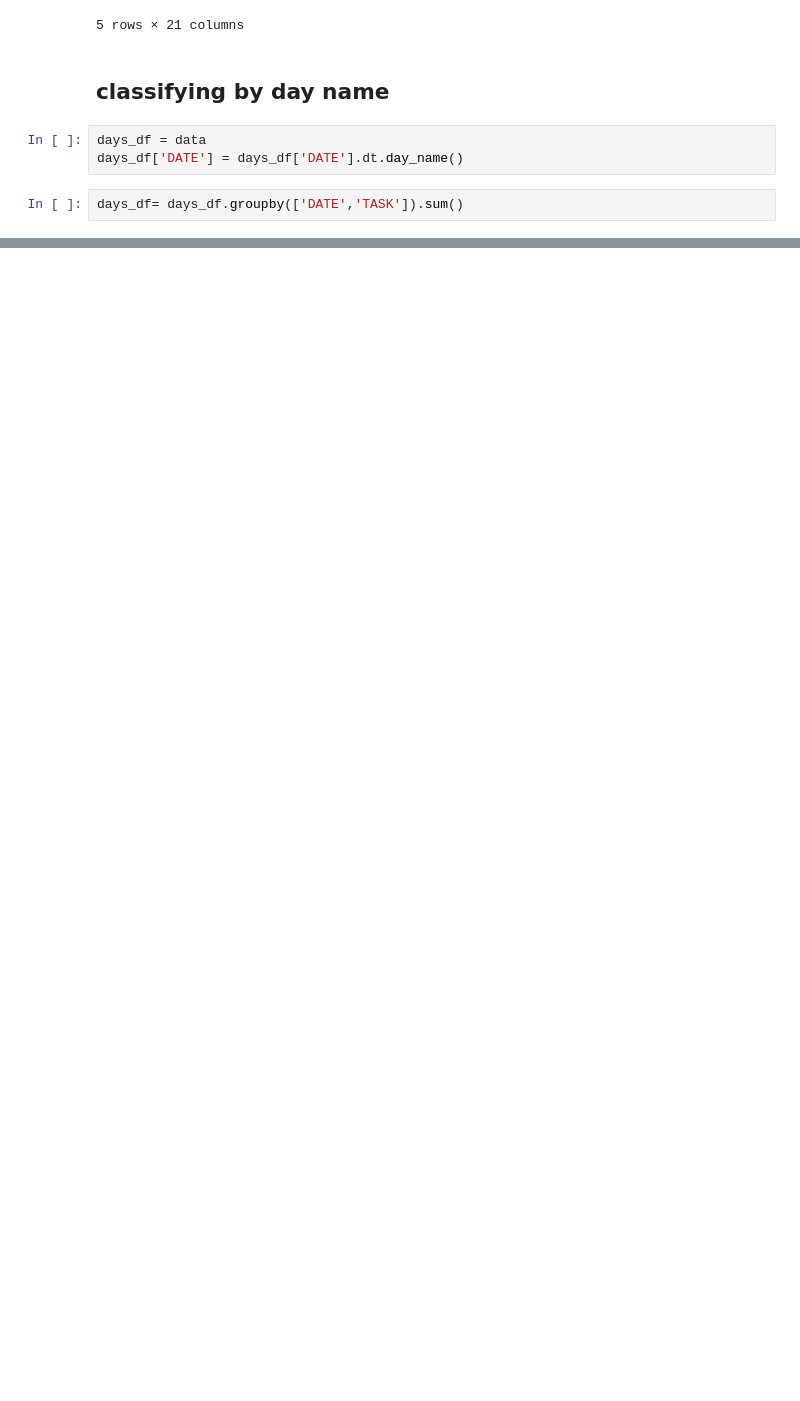
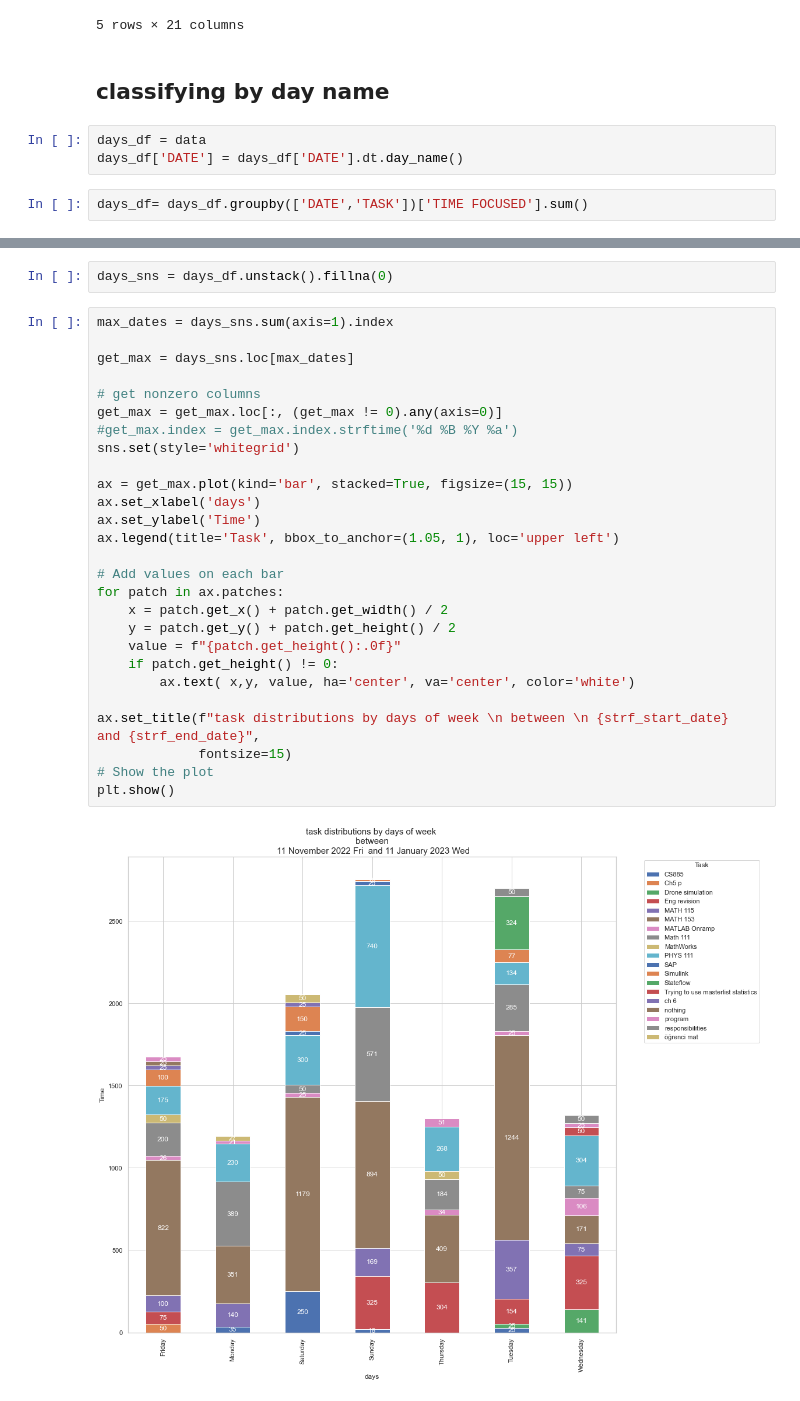
Before and after one commit to itszehrakaya/study-analysis, a Jupyter notebook: data_manipulation.ipynb, the cells around one changed output, grey strips where cells are left out. Saved outputs shown, nothing was run; the diff lists cells and outputs as text; blank space fills up the shorter version.

```diff
--- a/data_manipulation.ipynb
+++ b/data_manipulation.ipynb
@@ -313,5 +313,5 @@ unstacked_df
 days_df = data
 days_df['DATE'] = days_df['DATE'].dt.day_name()
 # %%
-days_df= days_df.groupby(['DATE','TASK']).sum()
+days_df= days_df.groupby(['DATE','TASK'])['TIME FOCUSED'].sum()
 # %%
@@ -337,0 +332,31 @@ days_df.head(60)
+# %%
+days_sns = days_df.unstack().fillna(0)
+# %%
+max_dates = days_sns.sum(axis=1).index
+
+get_max = days_sns.loc[max_dates]
+
+# get nonzero columns
+get_max = get_max.loc[:, (get_max != 0).any(axis=0)]
+#get_max.index = get_max.index.strftime('%d %B %Y %a')
+sns.set(style='whitegrid')
+
+ax = get_max.plot(kind='bar', stacked=True, figsize=(15, 15))
+ax.set_xlabel('days')
+ax.set_ylabel('Time')
+ax.legend(title='Task', bbox_to_anchor=(1.05, 1), loc='upper left')
+
+# Add values on each bar
+for patch in ax.patches:
+    x = patch.get_x() + patch.get_width() / 2
+    y = patch.get_y() + patch.get_height() / 2
+    value = f"{patch.get_height():.0f}"
+    if patch.get_height() != 0:
+        ax.text( x,y, value, ha='center', va='center', color='white')
+
+ax.set_title(f"task distributions by days of week \n between \n {strf_start_date}  and {strf_end_date}",
+             fontsize=15)
+# Show the plot
+plt.show()
+# %% [output]
+[figure, added]
```
Also changed, not shown: parts of 4 cells of this notebook.
